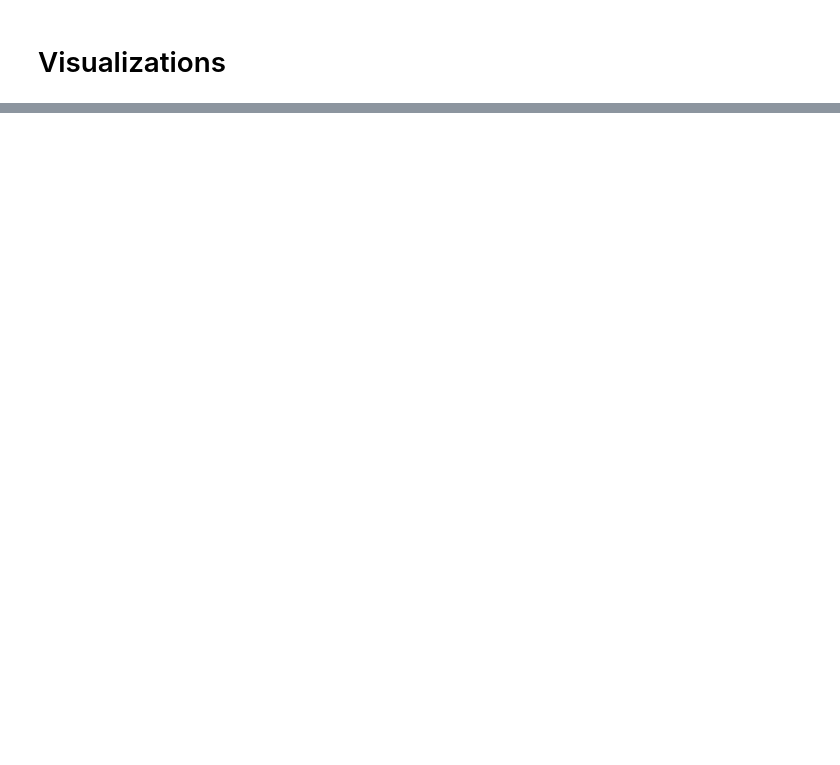
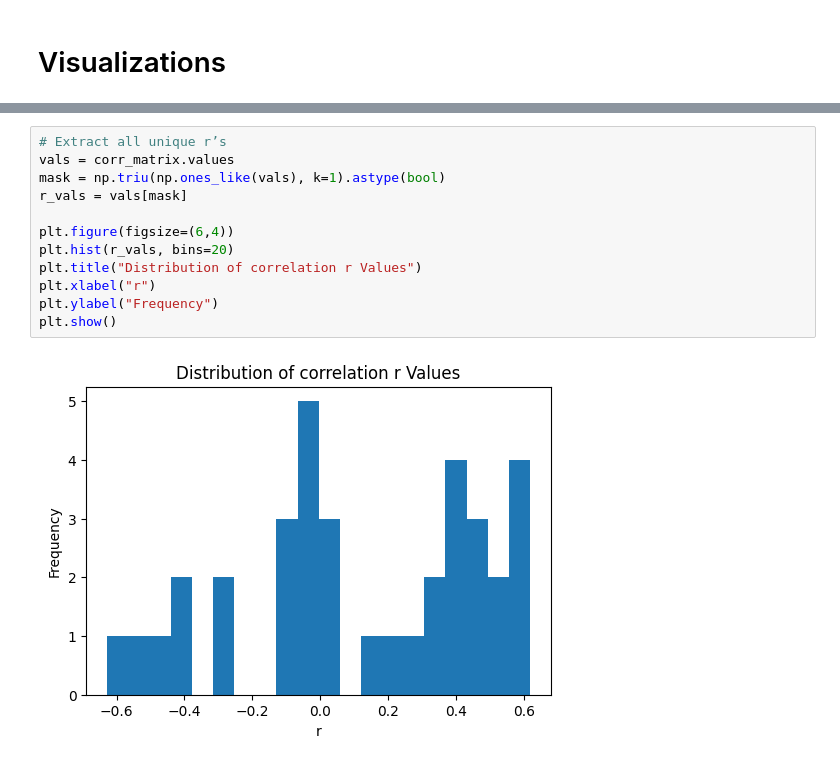
Before and after one commit to Z1y4dd/colab, a Jupyter notebook: HRDH/HRDH_1867/HRDH_1867_0_FULL.ipynb, the cells around one changed output, grey strips where cells are left out. Saved outputs shown, nothing was run; the diff lists cells and outputs as text; blank space fills up the shorter version.

```diff
--- a/HRDH/HRDH_1867/HRDH_1867_0_FULL.ipynb
+++ b/HRDH/HRDH_1867/HRDH_1867_0_FULL.ipynb
@@ -1026,0 +776,14 @@ print("Facies classification results saved to joined_with_facies.csv")
+# %%
+# Extract all unique r’s
+vals = corr_matrix.values
+mask = np.triu(np.ones_like(vals), k=1).astype(bool)
+r_vals = vals[mask]
+
+plt.figure(figsize=(6,4))
+plt.hist(r_vals, bins=20)
+plt.title("Distribution of correlation r Values")
+plt.xlabel("r")
+plt.ylabel("Frequency")
+plt.show()
+# %% [output]
+[figure, added]
```
Also changed, not shown: parts of 23 cells of this notebook, 50 other files.
